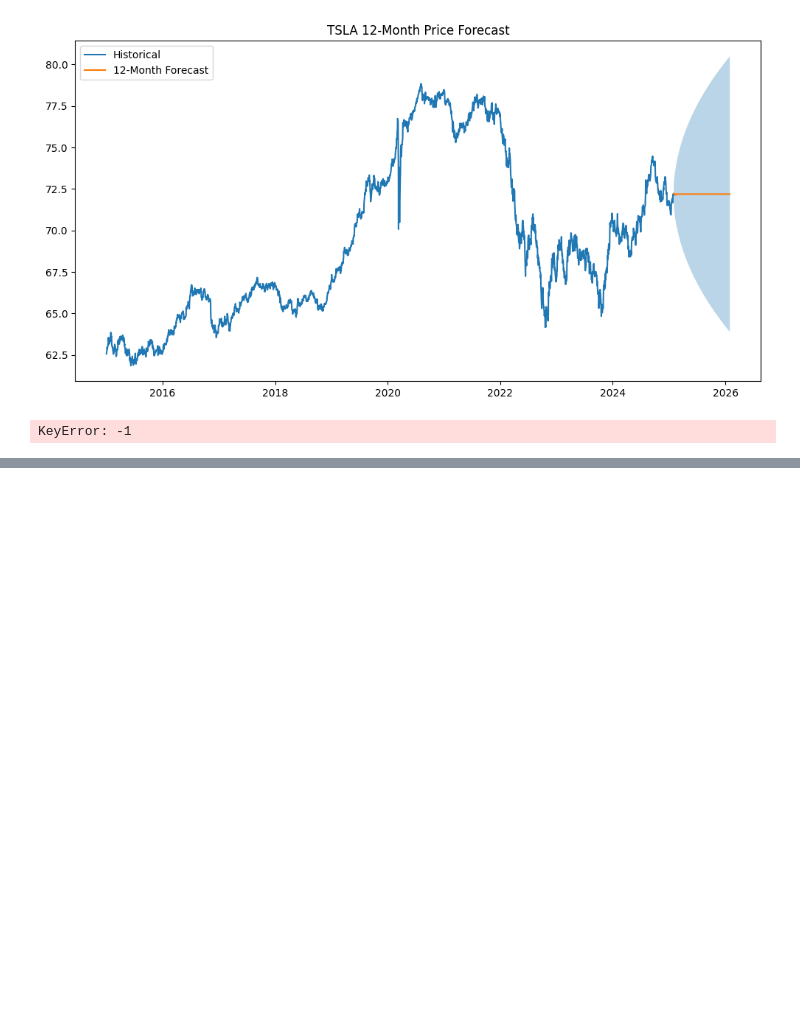
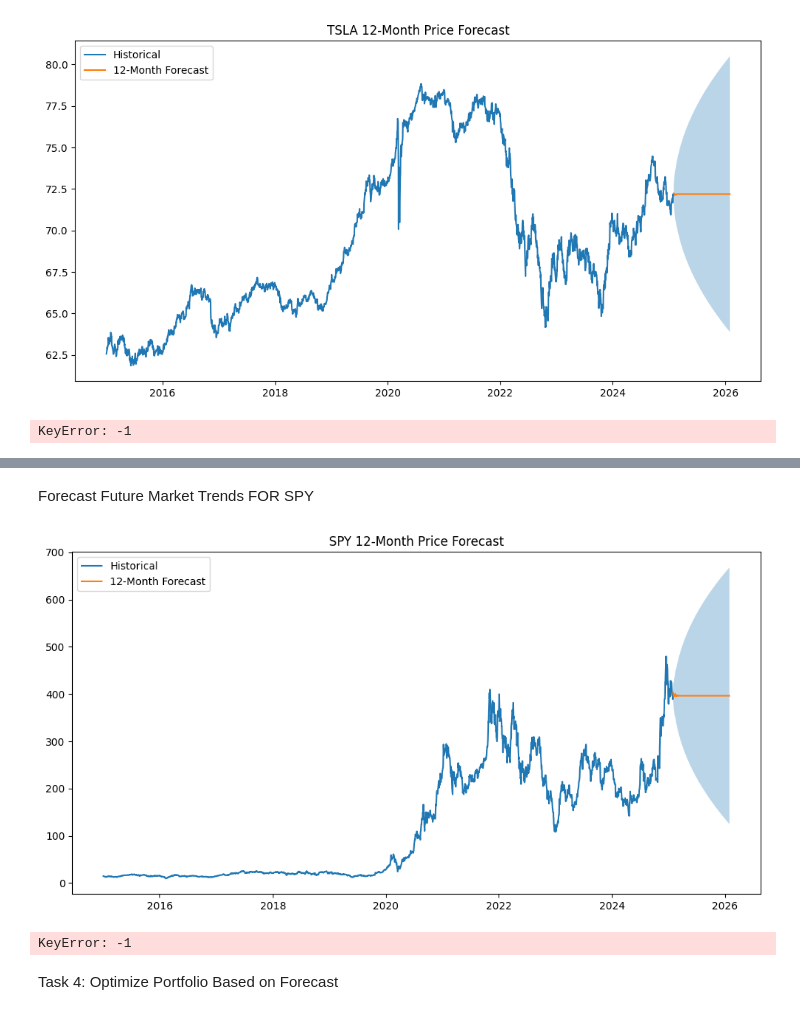
Before and after one commit to malzbanker/AIM_WEEK_11, a Jupyter notebook: notebooks/edde.ipynb, the cells around one changed output, grey strips where cells are left out. Drawn from its saved outputs; the diff is of its cells as text; code cells hidden in the pictures; blank space fills up the shorter version.

```diff
--- a/notebooks/edde.ipynb
+++ b/notebooks/edde.ipynb
@@ -294,0 +325,32 @@ KeyError: -1
+# %% [markdown]
+Forecast Future Market Trends FOR SPY
+# %%
+# Retrain on full data
+final_model = auto_arima(spy, seasonal=True, m=12)
+
+# Forecast 12 months
+future_forecast, future_conf_int = final_model.predict(n_periods=365, return_conf_int=True)
+future_dates = pd.date_range(spy.index[-1], periods=366, freq='D')[1:]
+
+# Plot forecast
+plt.figure(figsize=(12, 6))
+plt.plot(spy.index, spy, label='Historical') # Changed tsla.index to bnd.index
+plt.plot(future_dates, future_forecast, label='12-Month Forecast')
+plt.fill_between(future_dates, future_conf_int[:,0], future_conf_int[:,1], alpha=0.3)
+plt.title('SPY 12-Month Price Forecast')
+plt.legend()
+plt.show()
+
+# Interpret results
+# Check if tsla has any values before accessing the last element
+# Changed tsla.values to bnd.values and bnd to bnd.iloc[-1]
+if len(spy.values) > 0:
+  print(f"Forecast Trend: {'Upward' if future_forecast[-1] > spy.values[-1] else 'Downward'}")
+else:
+  print("Forecast Trend: Cannot determine as 'spy' is empty.")
+print(f"Volatility (Confidence Interval Range): ${future_conf_int[:,1].mean() - future_conf_int[:,0].mean():.2f}")
+# %% [output]
+[figure, added]
+KeyError: -1
+# %% [markdown]
+Task 4: Optimize Portfolio Based on Forecast
```
Also changed, not shown: parts of 10 cells of this notebook.
